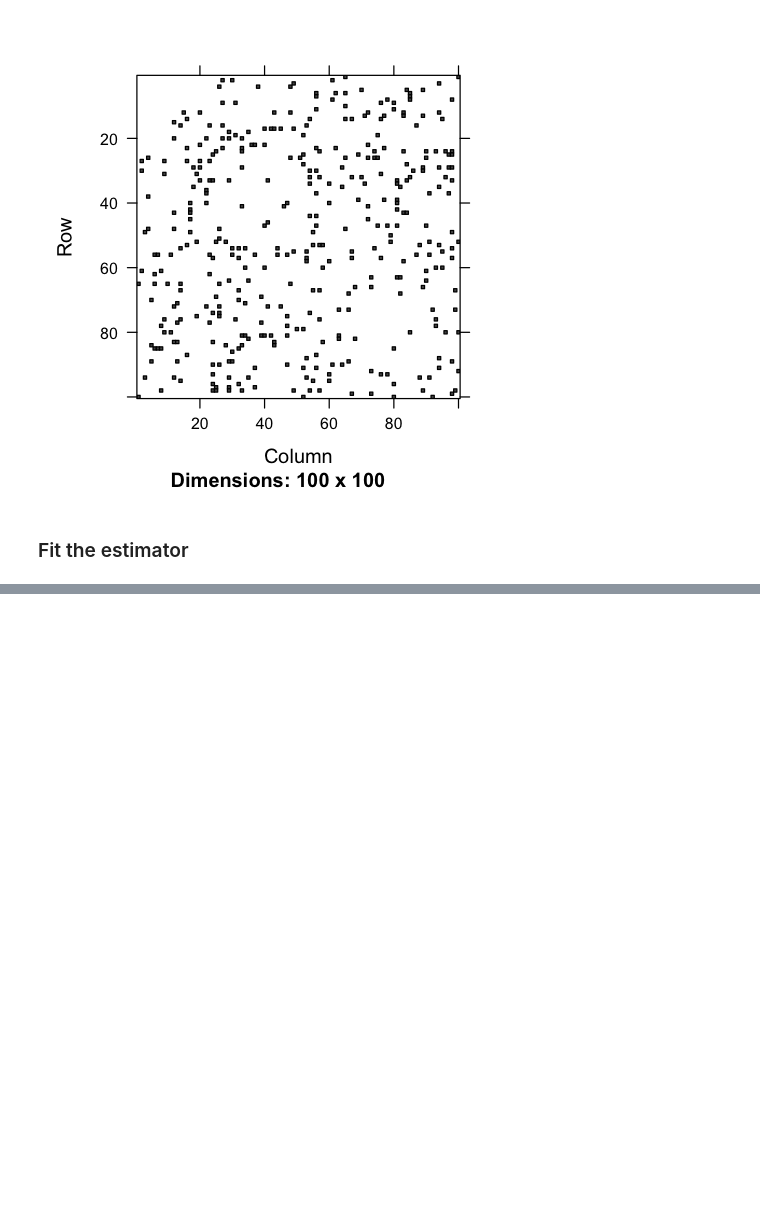
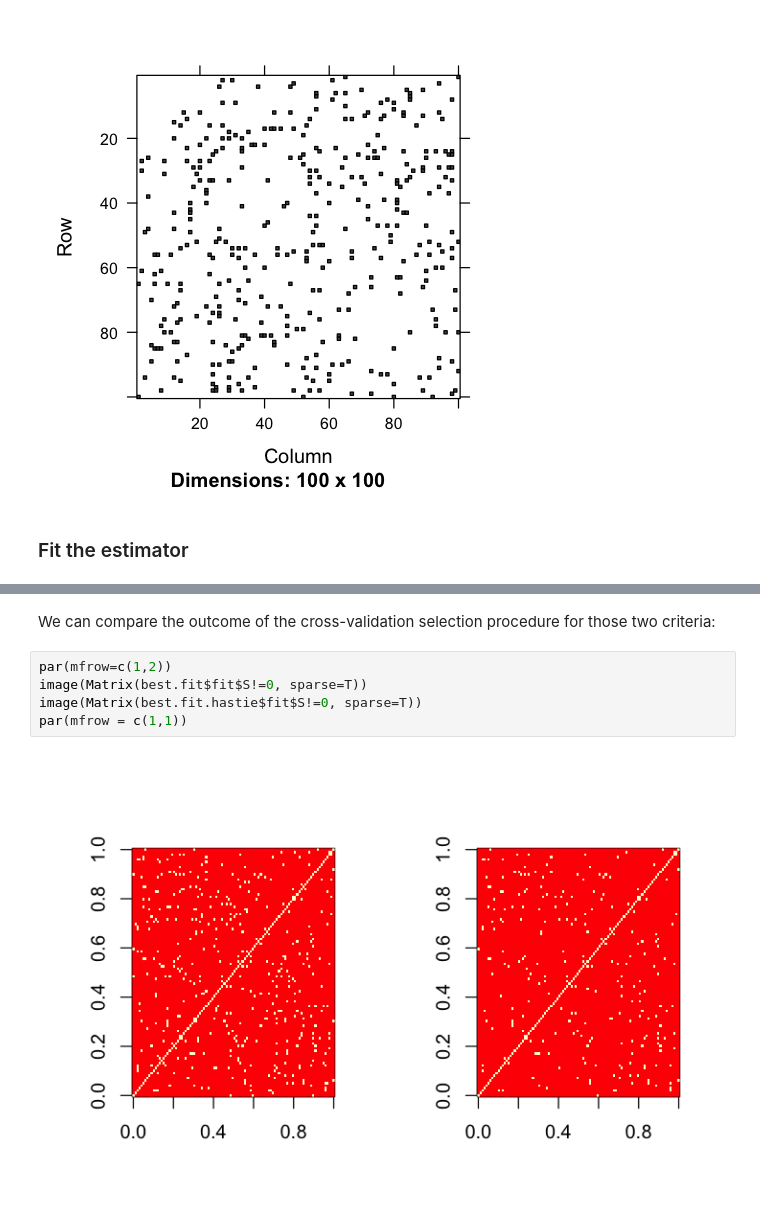
Before and after one commit to benjaminfrot/lrps-admm, a Jupyter notebook: LRpSADMMExample.ipynb, the cells around one changed output, grey strips where cells are left out. Cells and saved outputs as stored; diff of their text form; blank space fills up the shorter version.

```diff
--- a/LRpSADMMExample.ipynb
+++ b/LRpSADMMExample.ipynb
@@ -107,0 +181,9 @@ Note that it does not decrease monotically for two reasons: the algorithm is acc
+# %% [markdown]
+We can compare the outcome of the cross-validation selection procedure for those two criteria:
+# %%
+par(mfrow=c(1,2))
+image(Matrix(best.fit$fit$S!=0, sparse=T))
+image(Matrix(best.fit.hastie$fit$S!=0, sparse=T))
+par(mfrow = c(1,1))
+# %% [output]
+[figure, added]
```
Also changed, not shown: parts of 24 cells of this notebook.
